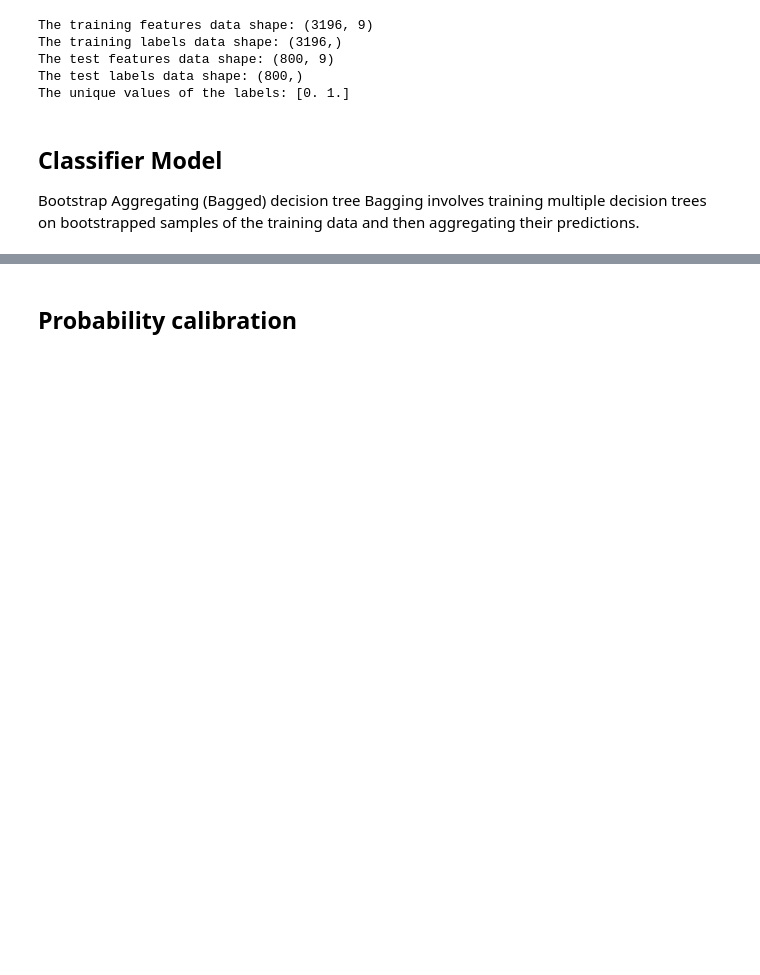
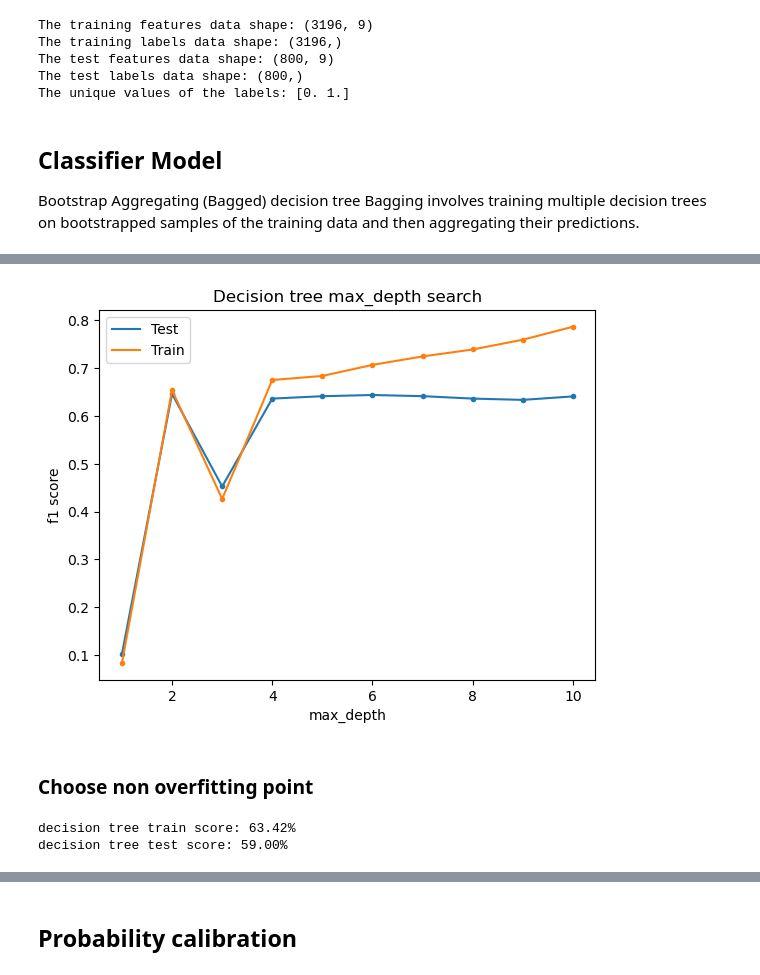
Before and after one commit to Yuval-Yarom/Predicting-Drinking-Water-Potability, a Jupyter notebook: Models/BaggedDecissionTrees.ipynb, the cells around one changed output, grey strips where cells are left out. Saved outputs shown, nothing was run; the diff lists cells and outputs as text; code cells hidden in the pictures; blank space fills up the shorter version.

```diff
--- a/Models/BaggedDecissionTrees.ipynb
+++ b/Models/BaggedDecissionTrees.ipynb
@@ -163,0 +214,43 @@ oDecTreeCls = oDecTreeCls.fit(mXTrain, vYTrain)
+# %%
+max_depths = range(1, 10 + 1)
+scores_test = []
+scores_train = []
+
+for max_depth in max_depths:
+  decision_tree = DecisionTreeClassifier(criterion = 'gini', max_depth=max_depth)
+  decision_tree.fit(mXTrain, vYTrain)
+  score_test = f1_score(vYTest, decision_tree.predict(mXTest))
+  scores_test.append(score_test)
+  score_train = f1_score(vYTrain, decision_tree.predict(mXTrain))
+  scores_train.append(score_train)
+
+# Plot the search results
+
+plt.plot(max_depths, scores_test, label='Test')
+plt.scatter(max_depths, scores_test, marker='.')
+
+# Add another plot (for example, train scores)
+plt.plot(max_depths, scores_train, label='Train')
+plt.scatter(max_depths, scores_train, marker='.')
+
+plt.xlabel('max_depth')
+plt.ylabel('f1 score')
+plt.title('Decision tree max_depth search')
+plt.legend()  # Add legend to distinguish between test and train scores
+
+plt.show()
+# %% [output]
+[figure, added]
+# %% [markdown]
+### Choose non overfitting point
+# %%
+optimalmax_depth = 5
+# Define base decision tree classifier
+oDecTreeCls = DecisionTreeClassifier(criterion = optimalCriterion, max_depth = optimalmax_depth)
+oDecTreeCls = oDecTreeCls.fit(mXTrain, vYTrain)
+
+print(f'decision tree train score: {oDecTreeCls.score(mXTrain, vYTrain):0.2%}')
+print(f'decision tree test score: {oDecTreeCls.score(mXTest, vYTest):0.2%}')
+# %% [output]
+decision tree train score: 63.42%
+decision tree test score: 59.00%
```
Also changed, not shown: parts of 27 cells of this notebook.
